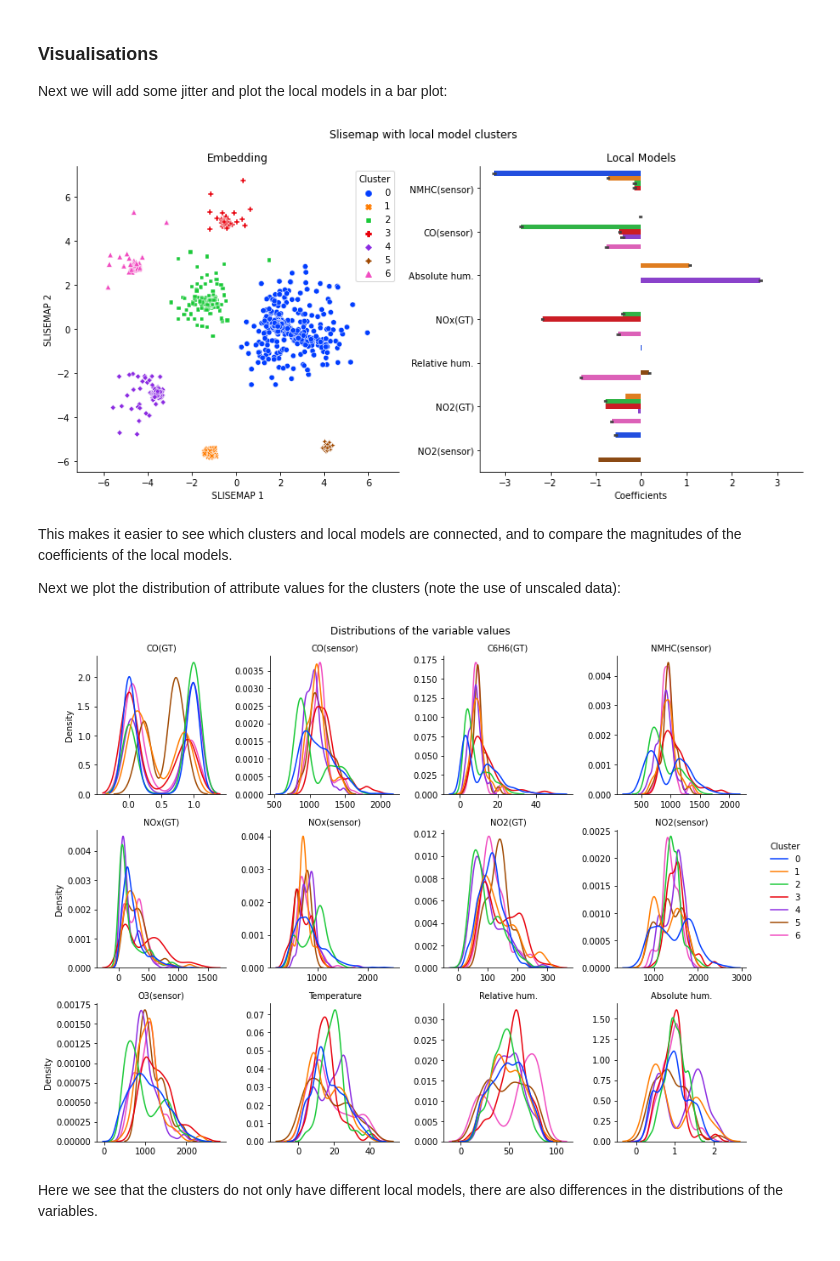
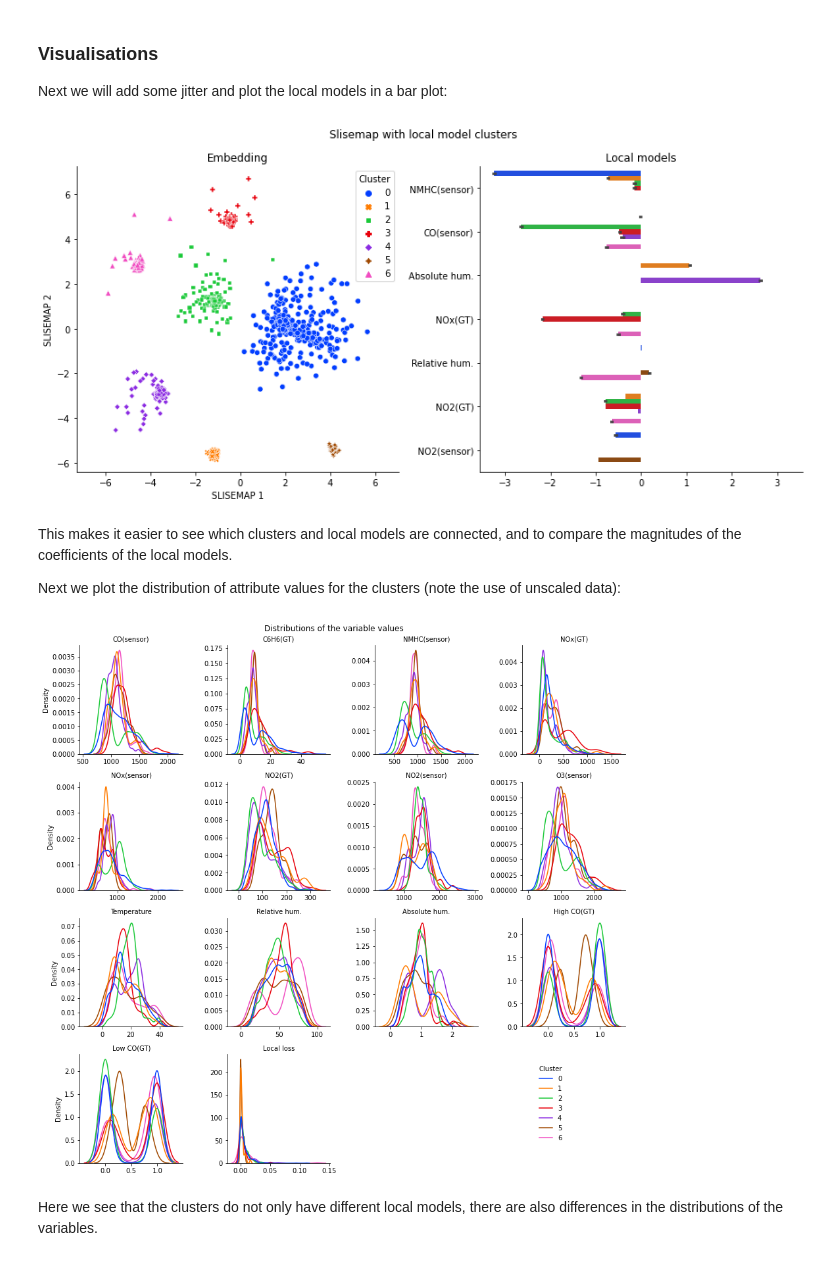
Before and after one commit to edahelsinki/slisemap, a Jupyter notebook: examples/02_classification_example_airquality.ipynb, the cells around one changed output. Saved outputs shown, nothing was run; the diff lists cells and outputs as text; code cells hidden in the pictures.

```diff
--- a/examples/02_classification_example_airquality.ipynb
+++ b/examples/02_classification_example_airquality.ipynb
@@ -100,7 +103,8 @@ pd.DataFrame(np.concatenate([y0.reshape((-1,1)), X0], axis=1), columns=["CO(GT)"
 # Straight through the middle based on target median
 y = (y0 > np.median(y0)).astype(float)
 y = np.stack((y, 1 - y), 1)
-X = StandardScaler().fit_transform(X0)
+scale_x = StandardScaler()
+X = scale_x.fit_transform(X0)
 # %% [markdown]
 ### Black box model
 
@@ -115,13 +119,13 @@ Since we are now dealing with a classification task we replace the default white
 # %%
 # Subsample the data
 size = 1500
-X, X_test, y2, y_test, X0, _ = train_test_split(
-    X, y2, X0, train_size=size, test_size=size, stratify=y[:, 0], random_state=42
+X, X_test, y2, y_test = train_test_split(
+    X, y2, train_size=size, test_size=size, stratify=y[:, 0], random_state=42
 )
 # %% [markdown]
 Now we create a Slisemap object (without an intercept) and optimise the solution. Since this example takes a while to optimise, we instead load a precalculated Slisemap object from disk.
 # %%
-if not SM_V1_CACHE_PATH.exists():
+if not USE_CACHE or not SM_V1_CACHE_PATH.exists():
     # Create a Slisemap object with lasso regularisation
     sm = Slisemap(
         X,
@@ -136,8 +140,6 @@ if not SM_V1_CACHE_PATH.exists():
     )
     # Optimise the solution
     %time sm.optimise()
-
-    sm.save(SM_V1_CACHE_PATH)
 else:
     sm = Slisemap.load(SM_V1_CACHE_PATH, device="cpu")
 
@@ -149,3 +149,10 @@ Loss: 3.2230582237243652
+# %%
+sm.metadata.set_variables(names)
+sm.metadata.set_targets(["High CO(GT)", "Low CO(GT)"])
+sm.metadata.set_scale_X(scale_x.mean_, scale_x.scale_)
+
+if not SM_V1_CACHE_PATH.exists():
+    sm.save(SM_V1_CACHE_PATH)
 # %% [markdown]
 ### Tweaking
 
@@ -185,25 +189,21 @@ sm.plot(
     clusters=clusters,
     bars=bars,
     jitter=0.1,
-    variables=names,
 )
 # %% [output]
-[figure, old version]
+[figure, new version]
 # %% [markdown]
 This makes it easier to see which clusters and local models are connected, and to compare the magnitudes of the coefficients of the local models.
 
 Next we plot the distribution of attribute values for the clusters (note the use of unscaled data):
 # %%
 sm.plot_dist(
-    X=X0,
     title="Distributions of the variable values",
     clusters=clusters,
-    variables=names,
-    targets="CO(GT)",
     height=3,
 )
 # %% [output]
-[figure, old version]
+[figure, new version]
 # %% [markdown]
 Here we see that the clusters do not only have different local models, there are also differences in the distributions of the variables.
 # %% [markdown]
```
Also changed, not shown: parts of 11 cells of this notebook, 1 other file.
